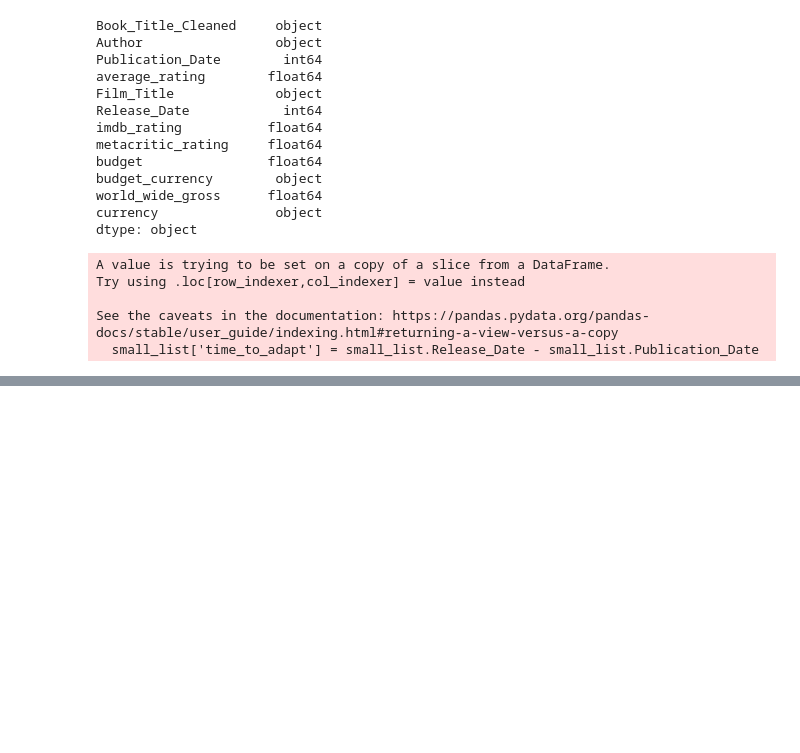
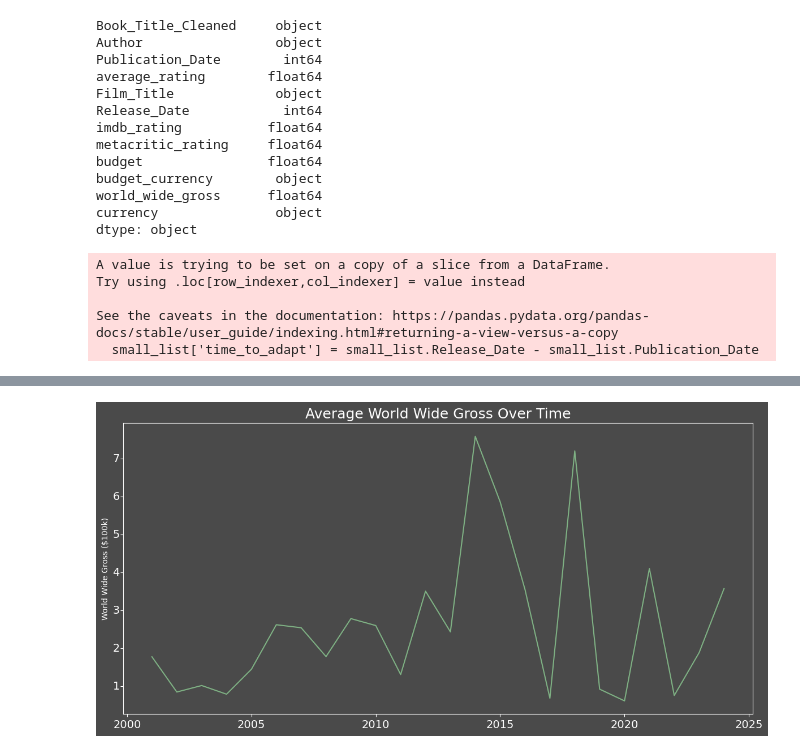
Before and after one commit to BigECire/eric-capstone, a Jupyter notebook: notebooks/Untitled.ipynb, the cells around one changed output, grey strips where cells are left out. Saved outputs shown, nothing was run; the diff lists cells and outputs as text; code cells hidden in the pictures; blank space fills up the shorter version.

```diff
--- a/notebooks/Untitled.ipynb
+++ b/notebooks/Untitled.ipynb
@@ -290,0 +310,6 @@ See the caveats in the documentation: https://pandas.pydata.org/pandas-docs/stab
+# %%
+color_palette = {'background': '#4a4a4a',
+                 'imdb': '#f5c518',
+                 'goodreads': '#e9e5cd',
+                 'gross': '#7FB184',
+                 'lines': '#FFFFFF'}
@@ -290,0 +320,3 @@ See the caveats in the documentation: https://pandas.pydata.org/pandas-docs/stab
+# %%
+gross_time = small_list.groupby('Release_Date', as_index=False).world_wide_gross.mean()
+gross_time
@@ -291,14 +341,17 @@ See the caveats in the documentation: https://pandas.pydata.org/pandas-docs/stab
 # %%
 fig, ax = plt.subplots()
-fig.patch.set_facecolor('#034732')
-ProductCategory_bargraph.plot(x='ProductCategory', y='StockOut_per_Product', kind = 'barh', color = '#f5c518', edgecolor = 'white', width = 0.75, figsize=(12, 6), legend=False, ax=ax)
-plt.title('Stock-outs per Product by Product Category', fontsize = 18, color =  '#7FB184')
-ax.set_facecolor('#034732')
+fig.patch.set_facecolor(color_palette['background'])
+gross_time.plot(x='Release_Date', y='world_wide_gross', kind = 'line', color = color_palette['gross'], figsize=(12, 6), legend=False, ax=ax)
+plt.title('Average World Wide Gross Over Time', fontsize = 18, color =  color_palette['lines'])
+ax.set_facecolor(color_palette['background'])
 plt.xlabel('')
-plt.ylabel('')
-ax.spines[["bottom","left","top","right"]].set_color("#e9e5cd")
+plt.ylabel('World Wide Gross ($100k)', color =  color_palette['lines'])
+ax.spines[["bottom","left","top","right"]].set_color(color_palette['lines'])
 ax.set_yticklabels(ax.get_yticklabels(), ha='left', va='center', fontsize = 14)
-ax.tick_params(axis='y', pad=-20, direction='in', color =  '#7FB184')
-ax.tick_params(axis='x', color =  '#7FB184', labelcolor='#7FB184')
+ax.set_xticklabels(ax.get_xticklabels(), fontsize = 14)
+ax.tick_params(axis='y', pad=10, color =  color_palette['lines'], labelcolor=color_palette['lines'])
+ax.tick_params(axis='x', color =  color_palette['lines'], labelcolor=color_palette['lines'])
 plt.tight_layout();
-plt.savefig("StockOut_per_Product.png", dpi=300, bbox_inches='tight')
+plt.savefig("../images/Average_World_Wide_Gross_Over_Time.png", dpi=300, bbox_inches='tight')
+# %% [output]
+[figure, added]
```
Also changed, not shown: parts of 45 cells of this notebook, 18 other files.
